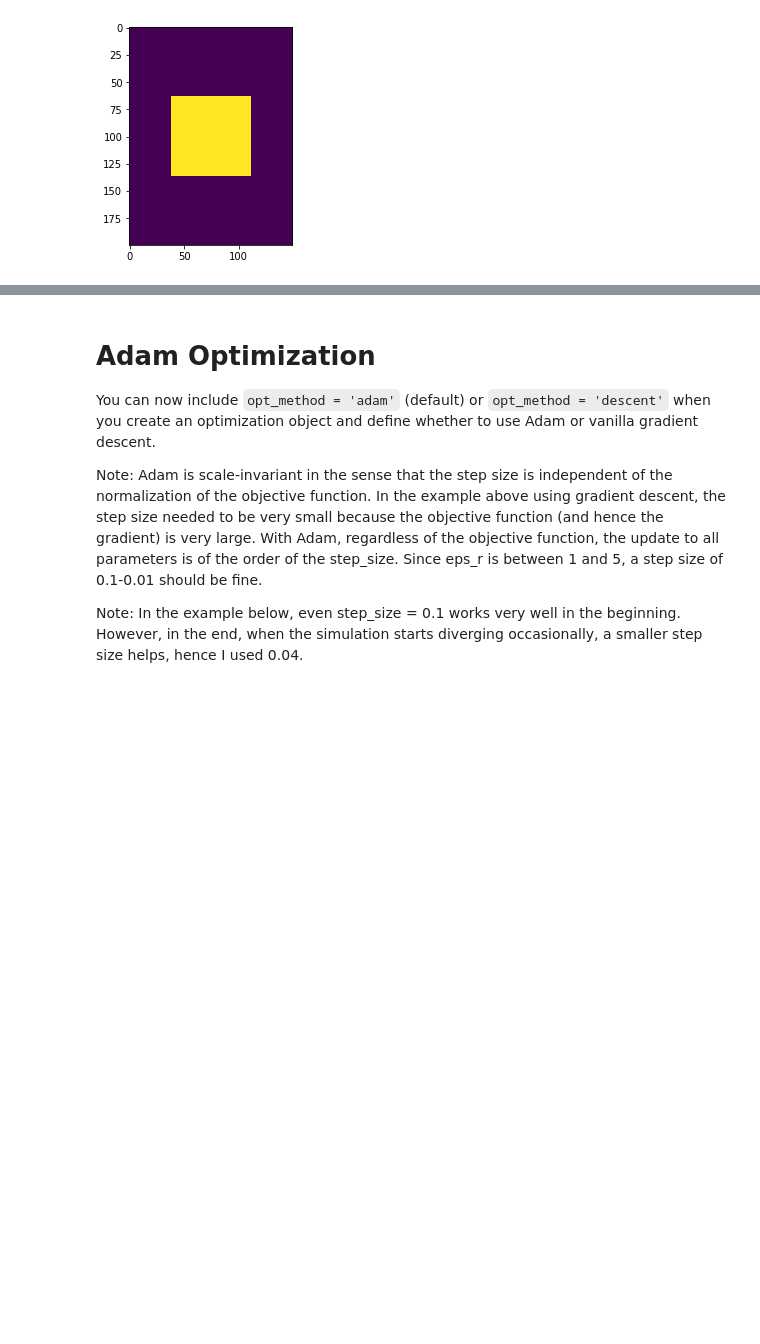
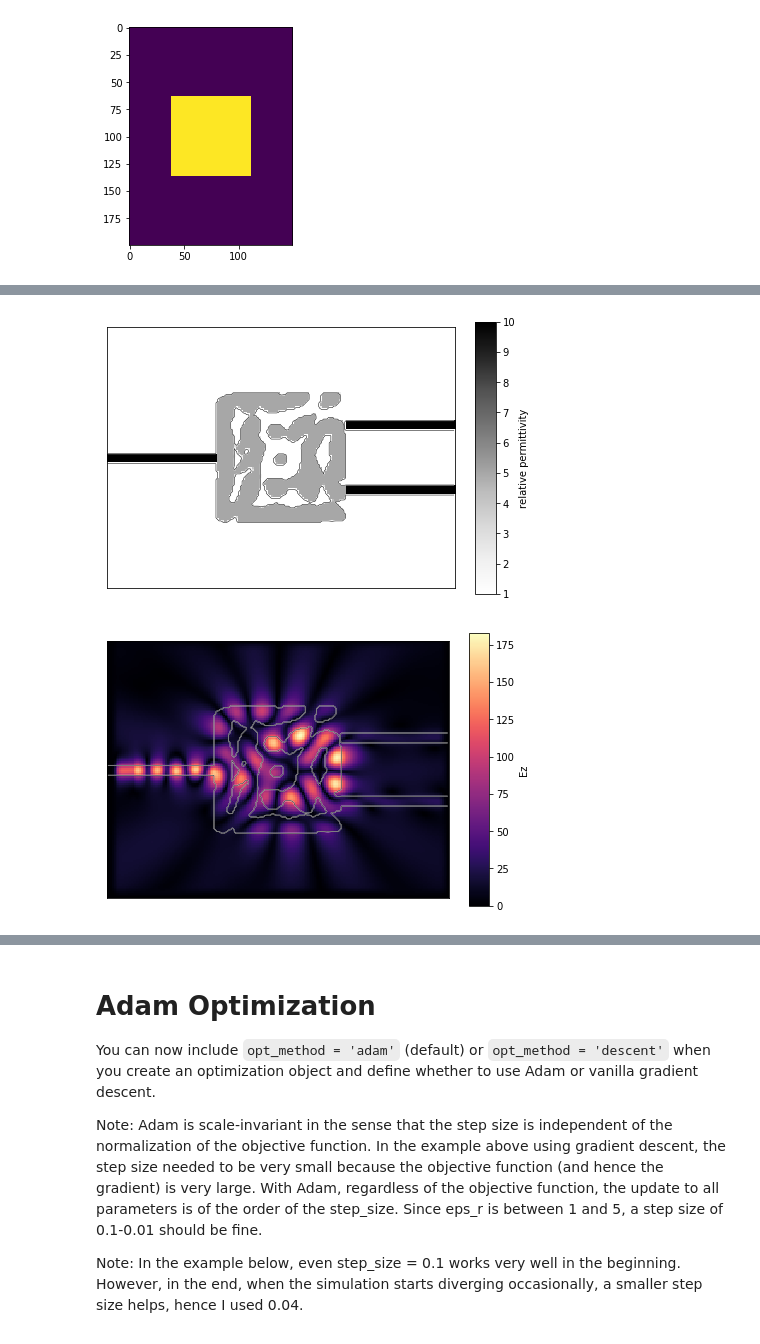
Before and after one commit to fancompute/angler, a Jupyter notebook: Notebooks/Three_Port.ipynb, the cells around one changed output, grey strips where cells are left out. Saved outputs shown, nothing was run; the diff lists cells and outputs as text; code cells hidden in the pictures; blank space fills up the shorter version.

```diff
--- a/Notebooks/Three_Port.ipynb
+++ b/Notebooks/Three_Port.ipynb
@@ -184,20 +187,27 @@ np.save('../data/eps_good', new_eps)
 # %%
 eps_saved = np.load('../data/eps_good.npy')
+
+eps_saved[design_region == 0] = eps_r[design_region==0]
 simulation.reset_eps(eps_saved)
 
-W_in = simulation.W_in
+simulation.plt_eps()
+
+#W_in = simulation.W_in
 
 (Hx,Hy,Ez) = simulation.solve_fields()
 W_top_lin = simulation.flux_probe('x', [Nx-15, ny+int(d/2/dl)], int(d/dl))
 W_bot_lin = simulation.flux_probe('x', [Nx-15, ny-int(d/2/dl)], int(d/dl))
 
 (Hx_nl,Hy_nl,Ez_nl,_) = simulation.solve_fields_nl(nonlin_fns['deps_de'], regions['nonlin'],
                                                    dnl_de=kerr_nl_de,solver_nl='newton')
 W_top_nl = simulation.flux_probe('x', [Nx-15, ny+int(d/2/dl)], int(d/dl))
 W_bot_nl = simulation.flux_probe('x', [Nx-15, ny-int(d/2/dl)], int(d/dl))
 
 simulation.plt_abs()
 plt.show()
+# %% [output]
+[figure, added]
+[figure, added]
 # %%
 S = np.array([[W_top_lin, W_bot_lin],[W_top_nl, W_bot_nl]])/W_in
 plt.imshow(S, cmap='magma')
```
Also changed, not shown: parts of 6 cells of this notebook.
